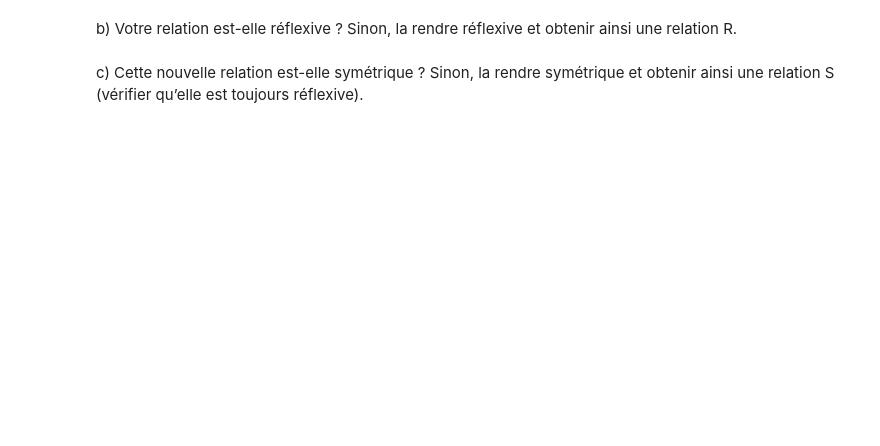
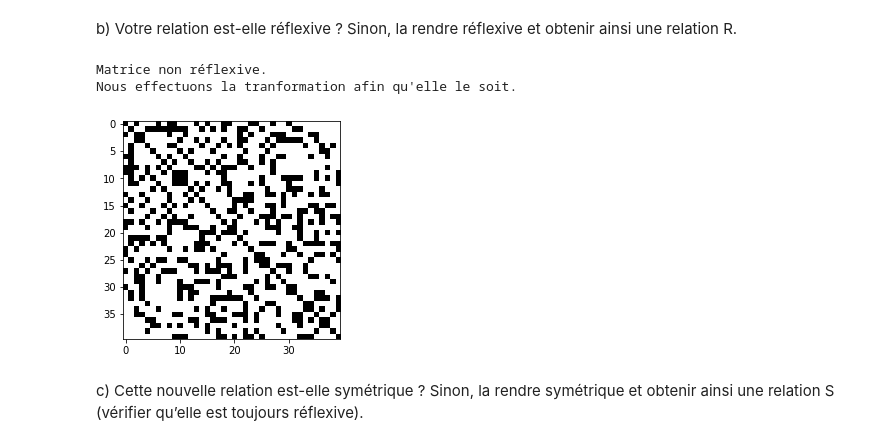
Before and after one commit to EmilieCLARY/maths-tp, a Jupyter notebook: TP 9/TP9_CLARY_DIEU_Relations.ipynb, the cells around one changed output. Drawn from its saved outputs; the diff is of its cells as text; code cells hidden in the pictures; blank space fills up the shorter version.

```diff
--- a/TP 9/TP9_CLARY_DIEU_Relations.ipynb
+++ b/TP 9/TP9_CLARY_DIEU_Relations.ipynb
@@ -102,11 +125,9 @@ def otimes(A,B) :
 def is_contained(A,B) :
     return oplus(A,B) == B
 # %%
-def is_reflexive(matrice):
+def is_reflexive(matrice, size):
 
-    matrix_size = matrice.nrows
-
-    for x in range(matrix_size) :
+    for x in range(size) :
 
         # Deux
         if(matrice[x,x] != 1)   :
@@ -188,4 +187,19 @@ zero :  1440
 # %% [markdown]
 b) Votre relation est-elle réflexive ? Sinon, la rendre réflexive et obtenir ainsi une relation R.
+# %%
+if(is_reflexive(rand_mat(40, 9), 40)):
+    print('Matrice réflexive.')
+else:
+    print('Matrice non réflexive.\nNous effectuons la tranformation afin qu\'elle le soit.')
+
+    for i in range(40):
+        if(mat[i,i] != 1):
+            mat[i,i] = 1
+
+    plt.imshow(mat, cmap='binary')
+# %% [output]
+Matrice non réflexive.
+Nous effectuons la tranformation afin qu'elle le soit.
+[figure, added]
 # %% [markdown]
 c) Cette nouvelle relation est-elle symétrique ? Sinon, la rendre symétrique et obtenir ainsi une relation S (vérifier qu’elle est toujours réflexive).
```
Also changed, not shown: parts of 18 cells of this notebook.
